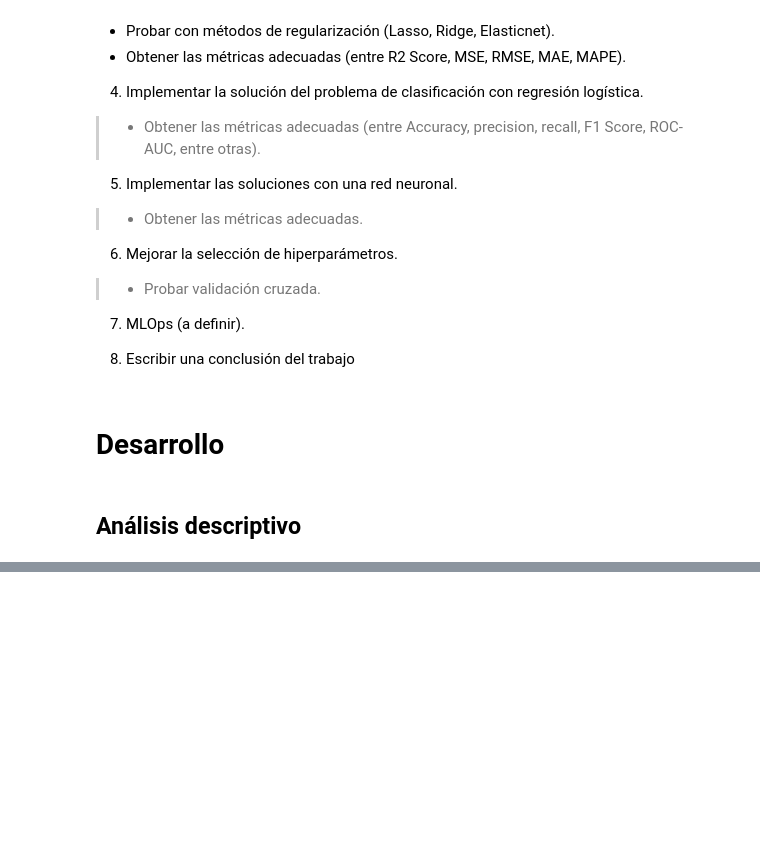
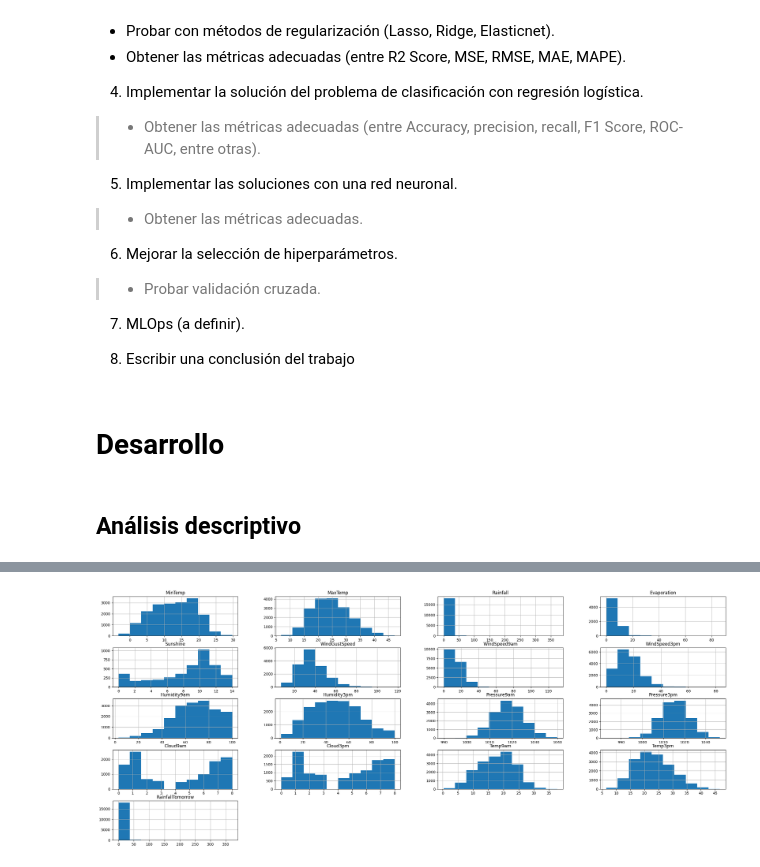
Before and after one commit to MiguelMussi/Apr_Aut_1_TP, a Jupyter notebook: TP-AA1.ipynb, the cells around one changed output, grey strips where cells are left out. Saved outputs shown, nothing was run; the diff lists cells and outputs as text; code cells hidden in the pictures; blank space fills up the shorter version.

```diff
--- a/TP-AA1.ipynb
+++ b/TP-AA1.ipynb
@@ -158,0 +167,5 @@ df.describe()
+# %%
+df.hist(figsize=(30,12))
+plt.show()
+# %% [output]
+[figure, added]
```
Also changed, not shown: parts of 27 cells of this notebook.
